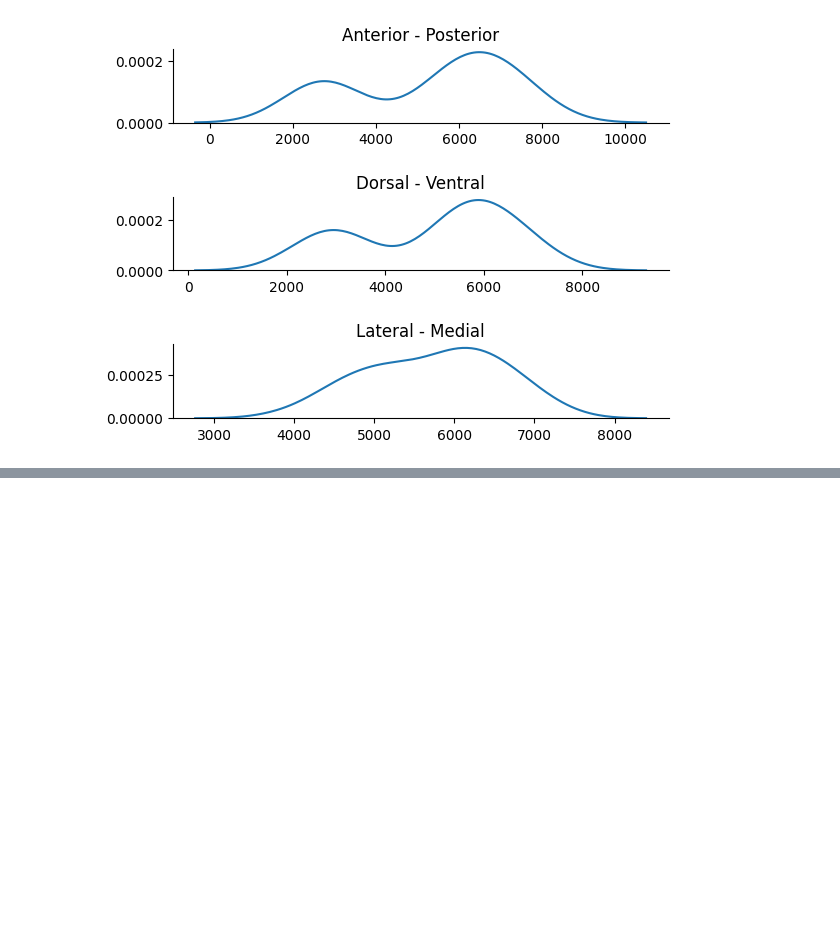
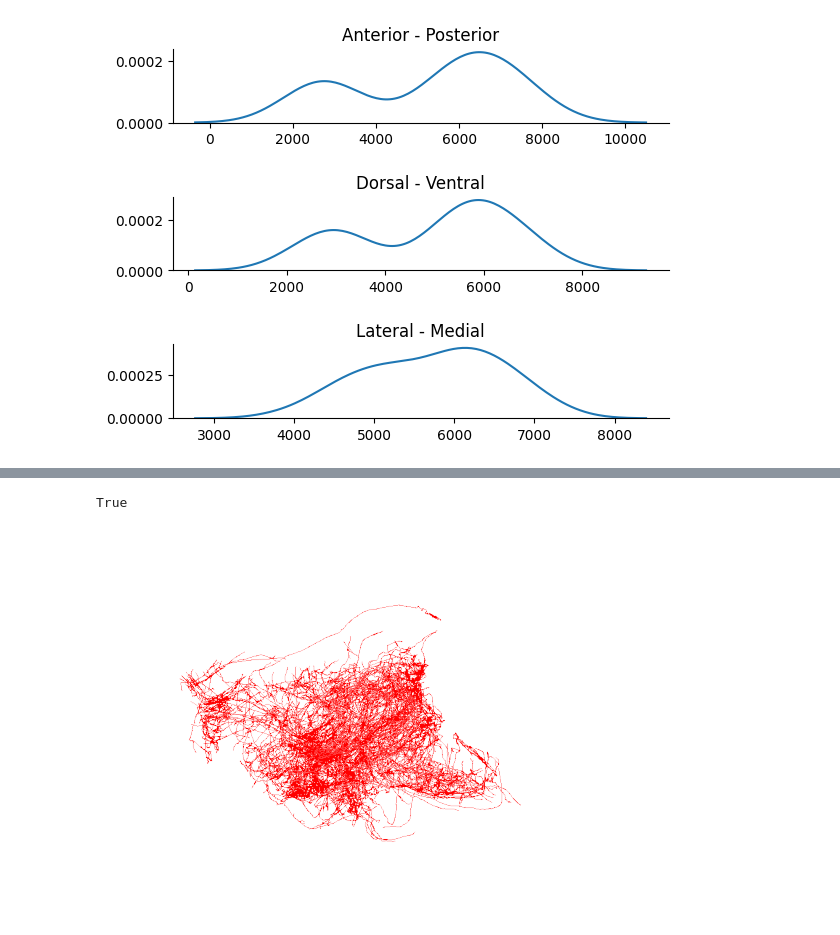
Before and after one commit to txgxxx/pyswcloader, a Jupyter notebook: test.ipynb, the cells around one changed output, grey strips where cells are left out. Drawn from its saved outputs; the diff is of its cells as text; code cells hidden in the pictures; blank space fills up the shorter version.

```diff
--- a/test.ipynb
+++ b/test.ipynb
@@ -46,0 +109,5 @@ pyswcloader.swc.plot_soma_distribution(path)
+# %%
+pyswcloader.cluster.plot_cluster(cluster_results)
+# %% [output]
+True
+[figure, added]
```
Also changed, not shown: parts of 11 cells of this notebook, 5 other files.
